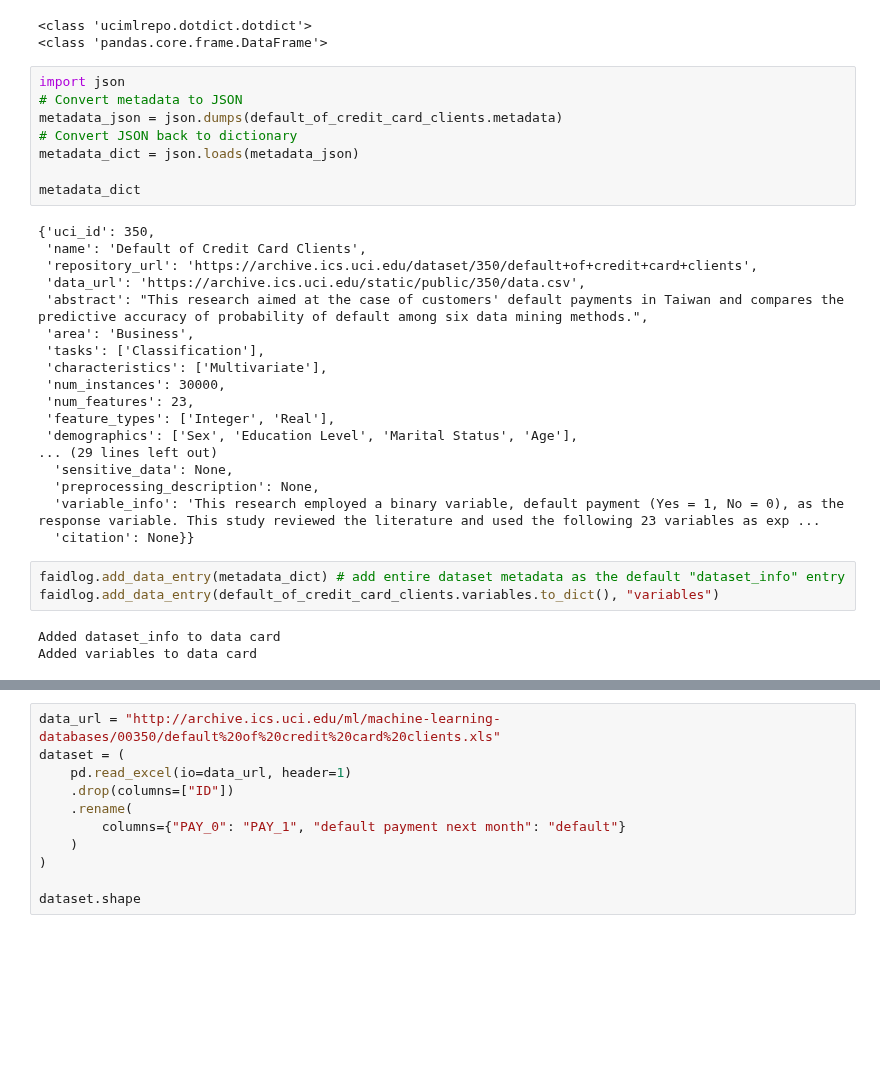
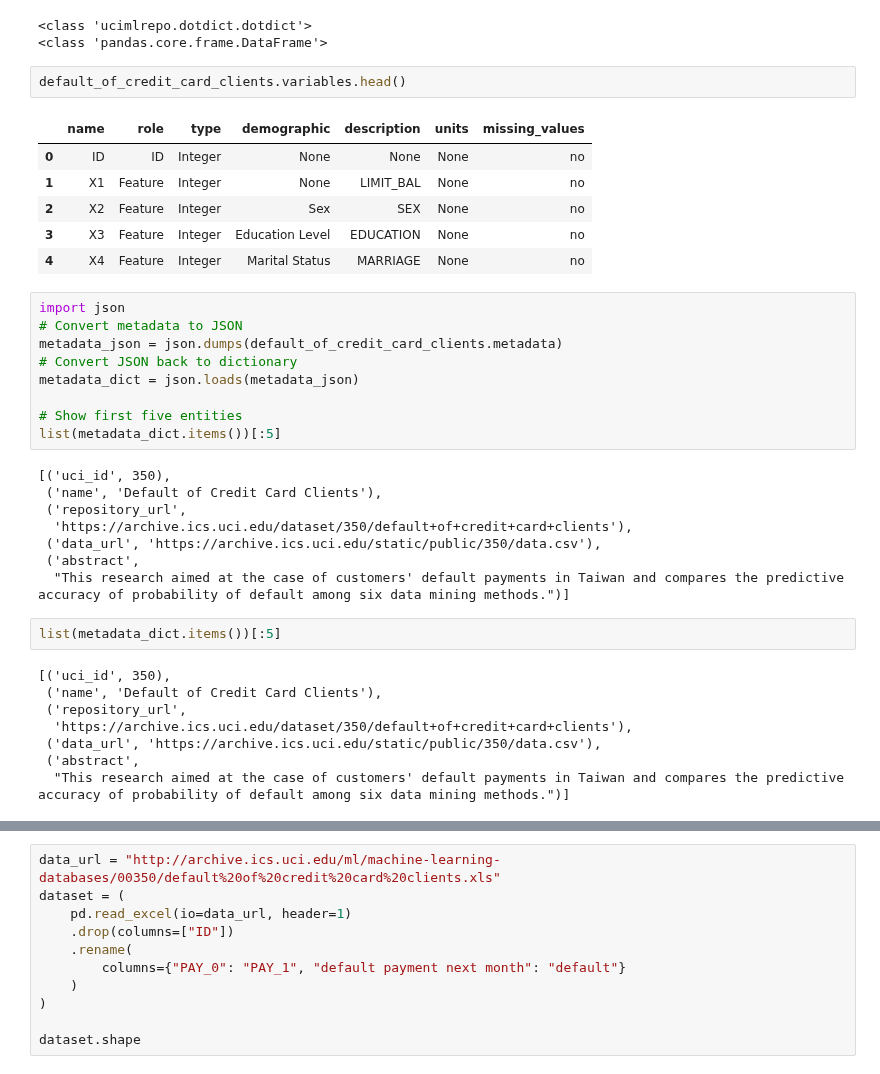
Before and after one commit to asabuncuoglu13/faid, a Jupyter notebook: demos/credit-scoring-default/demo_credit_loan_decisions.ipynb, the cells around one changed output, grey strips where cells are left out. Drawn from its saved outputs; the diff is of its cells as text; blank space fills up the shorter version.

```diff
--- a/demos/credit-scoring-default/demo_credit_loan_decisions.ipynb
+++ b/demos/credit-scoring-default/demo_credit_loan_decisions.ipynb
@@ -119,6 +106,15 @@ print(type(default_of_credit_card_clients.variables))
 # %% [output]
 <class 'ucimlrepo.dotdict.dotdict'>
 <class 'pandas.core.frame.DataFrame'>
+# %%
+default_of_credit_card_clients.variables.head()
+# %% [output]
+|  | name | role | type | demographic | description | units | missing_values |
+| 0 | ID | ID | Integer | None | None | None | no |
+| 1 | X1 | Feature | Integer | None | LIMIT_BAL | None | no |
+| 2 | X2 | Feature | Integer | Sex | SEX | None | no |
+| 3 | X3 | Feature | Integer | Education Level | EDUCATION | None | no |
+| 4 | X4 | Feature | Integer | Marital Status | MARRIAGE | None | no |
 # %%
 import json
 # Convert metadata to JSON
@@ -126,28 +122,23 @@ metadata_json = json.dumps(default_of_credit_card_clients.metadata)
 # Convert JSON back to dictionary
 metadata_dict = json.loads(metadata_json)
 
-metadata_dict
+# Show first five entities
+list(metadata_dict.items())[:5]
 # %% [output]
-{'uci_id': 350,
- 'name': 'Default of Credit Card Clients',
- 'repository_url': 'https://archive.ics.uci.edu/dataset/350/default+of+credit+card+clients',
- 'data_url': 'https://archive.ics.uci.edu/static/public/350/data.csv',
- 'abstract': "This research aimed at the case of customers' default payments in Taiwan and compares the predictive accuracy of probability of default among six data mining methods.",
- 'area': 'Business',
- 'tasks': ['Classification'],
- 'characteristics': ['Multivariate'],
- 'num_instances': 30000,
- 'num_features': 23,
- 'feature_types': ['Integer', 'Real'],
- 'demographics': ['Sex', 'Education Level', 'Marital Status', 'Age'],
-... (29 lines left out)
-  'sensitive_data': None,
-  'preprocessing_description': None,
-  'variable_info': 'This research employed a binary variable, default payment (Yes = 1, No = 0), as the response variable. This study reviewed the literature and used the following 23 variables as exp ...
-  'citation': None}}
+[('uci_id', 350),
+ ('name', 'Default of Credit Card Clients'),
+ ('repository_url',
+  'https://archive.ics.uci.edu/dataset/350/default+of+credit+card+clients'),
+ ('data_url', 'https://archive.ics.uci.edu/static/public/350/data.csv'),
+ ('abstract',
+  "This research aimed at the case of customers' default payments in Taiwan and compares the predictive accuracy of probability of default among six data mining methods.")]
-# %%
-faidlog.add_data_entry(metadata_dict) # add entire dataset metadata as the default "dataset_info" entry
-faidlog.add_data_entry(default_of_credit_card_clients.variables.to_dict(), "variables")
-# %% [output]
-Added dataset_info to data card
-Added variables to data card
+# %%
+list(metadata_dict.items())[:5]
+# %% [output]
+[('uci_id', 350),
+ ('name', 'Default of Credit Card Clients'),
+ ('repository_url',
+  'https://archive.ics.uci.edu/dataset/350/default+of+credit+card+clients'),
+ ('data_url', 'https://archive.ics.uci.edu/static/public/350/data.csv'),
+ ('abstract',
+  "This research aimed at the case of customers' default payments in Taiwan and compares the predictive accuracy of probability of default among six data mining methods.")]
```
Also changed, not shown: parts of 12 cells of this notebook, 10 other files.
